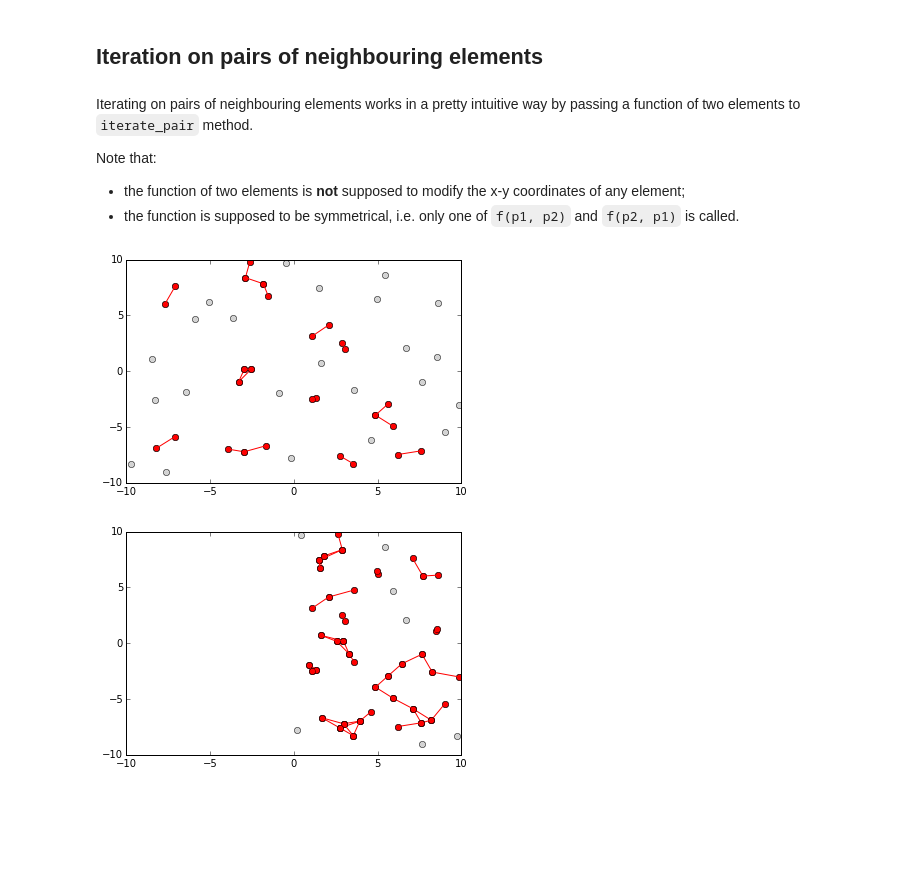
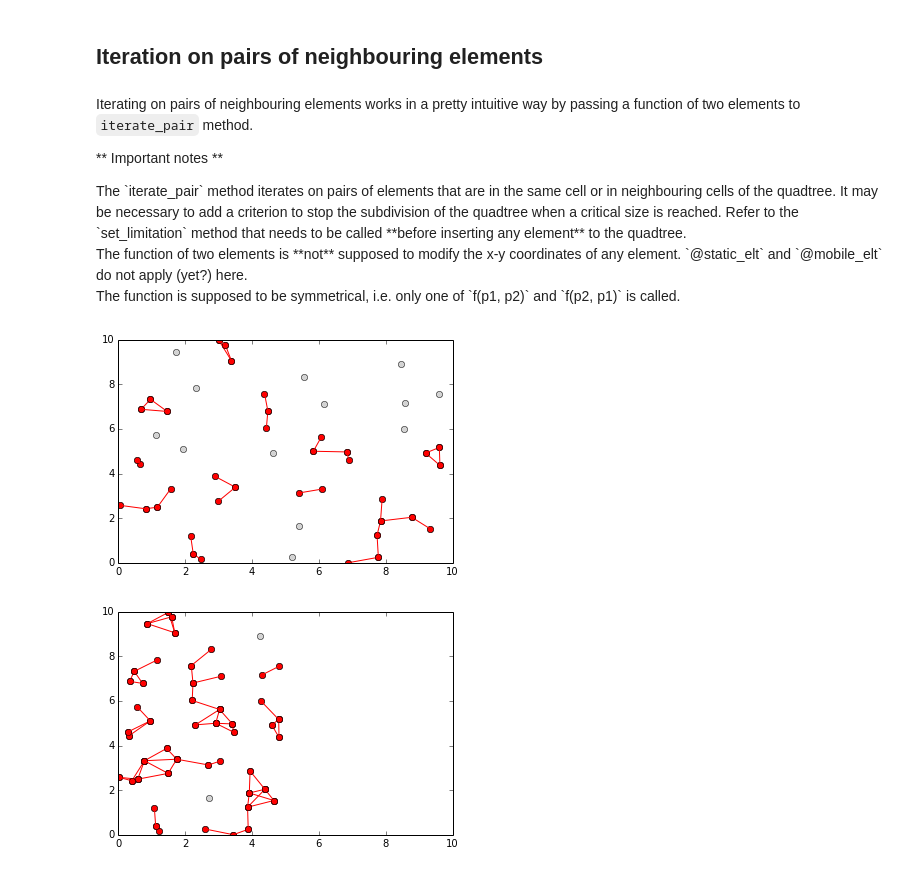
Before and after one commit to xoolive/quadtree, a Jupyter notebook: tutorial.ipynb, the cells around one changed output. Cells and saved outputs as stored; diff of their text form; code cells hidden in the pictures; blank space fills up the shorter version.

```diff
--- a/tutorial.ipynb
+++ b/tutorial.ipynb
@@ -178,19 +180,36 @@ q.iterate(plot_red)
 # %% [markdown]
 Iterating on pairs of neighbouring elements works in a pretty intuitive way by passing a function of two elements to `iterate_pair` method.
 
-Note that:
- - the function of two elements is **not** supposed to modify the x-y coordinates of any element;
- - the function is supposed to be symmetrical, i.e. only one of `f(p1, p2)` and `f(p2, p1)` is called.
+** Important notes **
+
+<div class="alert">
+The `iterate_pair` method iterates on pairs of elements that are in the same cell or in neighbouring cells of the quadtree. It may be necessary to add a criterion to stop the subdivision of the quadtree when a critical size is reached. Refer to the `set_limitation` method that needs to be called **before inserting any element** to the quadtree.
+</div>
+
+<div class="alert">
+The function of two elements is **not** supposed to modify the x-y coordinates of any element. `@static_elt` and `@mobile_elt` do not apply (yet?) here.
+</div>
+
+<div class="alert">
+The function is supposed to be symmetrical, i.e. only one of `f(p1, p2)` and `f(p2, p1)` is called.
+</div>
 # %%
+# Let's start with a new quadtree because we need
+q = Quadtree(5, 5, 5, 5, 10)
+q.set_limitation(2)  # do not create a new subdivision if one side of the cell is below 2
+
+for a in range(50):
+    q.insert([random()*10, random()*10])
+
 fig = plt.figure()
-plt.axis([-10, 10, -10, 10])
+plt.axis([0, 10, 0, 10])
 
 @static_elt
 def plot_grey(p):
     plt.plot([p[0]], [p[1]], 'o', color='lightgrey')
 
 def draw_line(p1, p2):
-    if ((p1[0] - p2[0]) ** 2 + (p1[1] - p2[1]) ** 2 < 3):
+    if ((p1[0] - p2[0]) ** 2 + (p1[1] - p2[1]) ** 2 < 1):
         plt.plot([p1[0]], [p1[1]], 'o', color='red')
         plt.plot([p2[0]], [p2[1]], 'o', color='red')
         plt.plot([p1[0], p2[0]], [p1[1], p2[1]], 'red')
@@ -199,21 +218,21 @@ q.set_mask(None)
 q.iterate(plot_grey)
 q.iterate_pair(draw_line)
 # %% [output]
-[figure, old version]
+[figure, new version]
 # %%
 # Let's move elements (violently)
 from smartquadtree import movable_elt
 
 # Try @static_elt and see how important it is to not be wrong here!
 @movable_elt
 def move(p):
-    p[0] = abs(p[0])
+    p[0] = p[0] / 2
 
 q.iterate(move)
 
 fig = plt.figure()
-plt.axis([-10, 10, -10, 10])
+plt.axis([0, 10, 0, 10])
 q.iterate(plot_grey)
 q.iterate_pair(draw_line)
 # %% [output]
-[figure, old version]
+[figure, new version]
```
Also changed, not shown: parts of 8 cells of this notebook.
